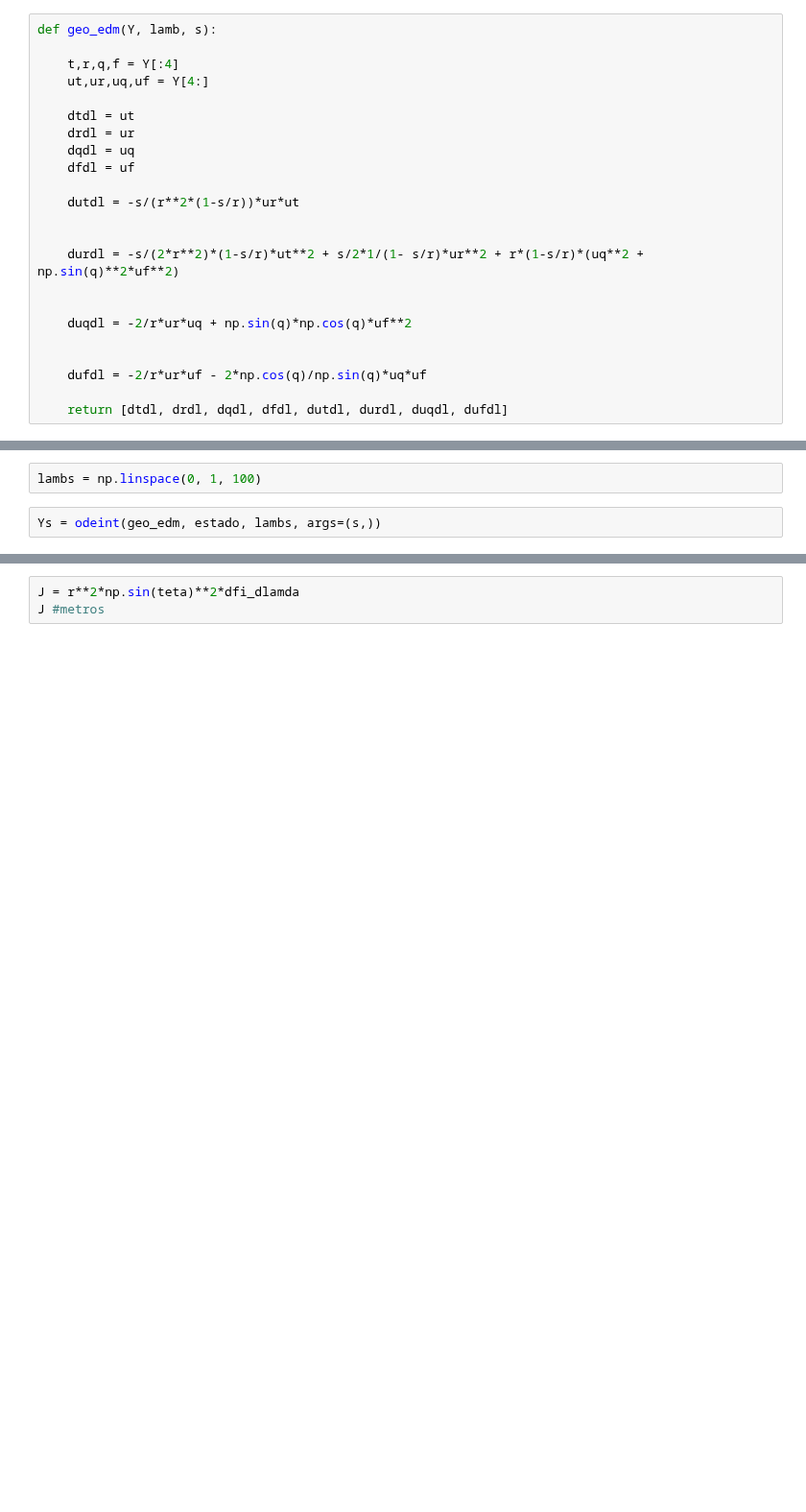
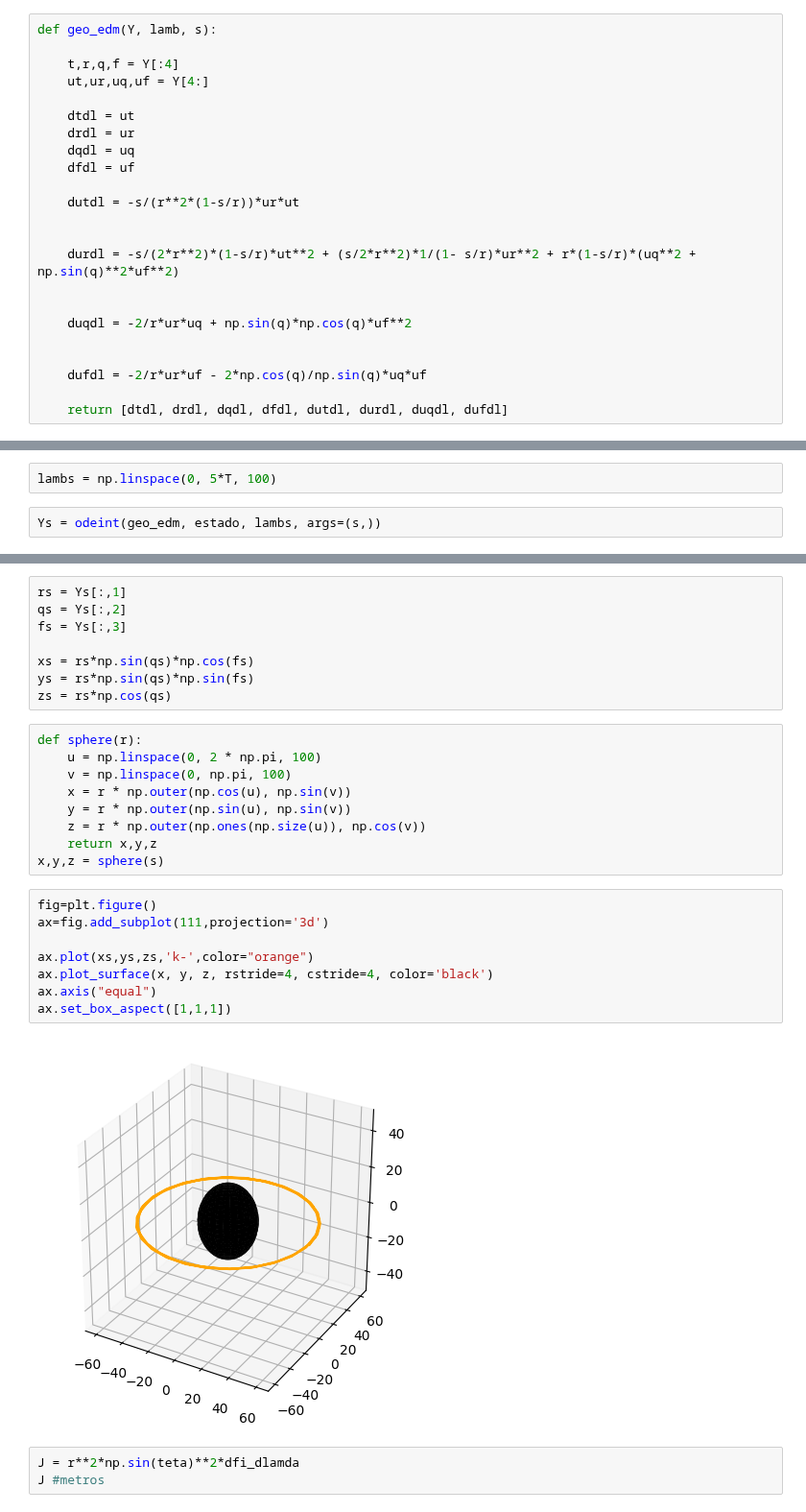
Before and after one commit to seap-udea/murray-dermott-action, a Jupyter notebook: General2B/Chapter-GeneralRelitivity.ipynb, the cells around one changed output, grey strips where cells are left out. Shown at 96% size. Drawn from its saved outputs; the diff is of its cells as text; blank space fills up the shorter version.

```diff
--- a/General2B/Chapter-GeneralRelitivity.ipynb
+++ b/General2B/Chapter-GeneralRelitivity.ipynb
@@ -353,7 +388,7 @@ def geo_edm(Y, lamb, s):
     dutdl = -s/(r**2*(1-s/r))*ur*ut
 
 
-    durdl = -s/(2*r**2)*(1-s/r)*ut**2 + s/2*1/(1- s/r)*ur**2 + r*(1-s/r)*(uq**2 + np.sin(q)**2*uf**2)
+    durdl = -s/(2*r**2)*(1-s/r)*ut**2 + (s/2*r**2)*1/(1- s/r)*ur**2 + r*(1-s/r)*(uq**2 + np.sin(q)**2*uf**2)
 
 
     duqdl = -2/r*ur*uq + np.sin(q)*np.cos(q)*uf**2
@@ -389,6 +426,6 @@ geo_edm(estado,0,s)
 # %%
 from scipy.integrate import odeint
 # %%
-lambs = np.linspace(0, 1, 100)
+lambs = np.linspace(0, 5*T, 100)
 # %%
 Ys = odeint(geo_edm, estado, lambs, args=(s,))
@@ -415,3 +432,30 @@ array([[0.00000000e+000, 1.00000000e+002, 1.04719755e+000,
+# %%
+rs = Ys[:,1]
+qs = Ys[:,2]
+fs = Ys[:,3]
+
+xs = rs*np.sin(qs)*np.cos(fs)
+ys = rs*np.sin(qs)*np.sin(fs)
+zs = rs*np.cos(qs)
+# %%
+def sphere(r):
+    u = np.linspace(0, 2 * np.pi, 100)
+    v = np.linspace(0, np.pi, 100)
+    x = r * np.outer(np.cos(u), np.sin(v))
+    y = r * np.outer(np.sin(u), np.sin(v))
+    z = r * np.outer(np.ones(np.size(u)), np.cos(v))
+    return x,y,z
+x,y,z = sphere(s)
+# %%
+fig=plt.figure()
+ax=fig.add_subplot(111,projection='3d')
+
+ax.plot(xs,ys,zs,'k-',color="orange")
+ax.plot_surface(x, y, z, rstride=4, cstride=4, color='black')
+ax.axis("equal")
+ax.set_box_aspect([1,1,1])
+# %% [output]
+[figure, added]
 # %%
 J = r**2*np.sin(teta)**2*dfi_dlamda
 J #metros
```
Also changed, not shown: parts of 8 cells of this notebook.
